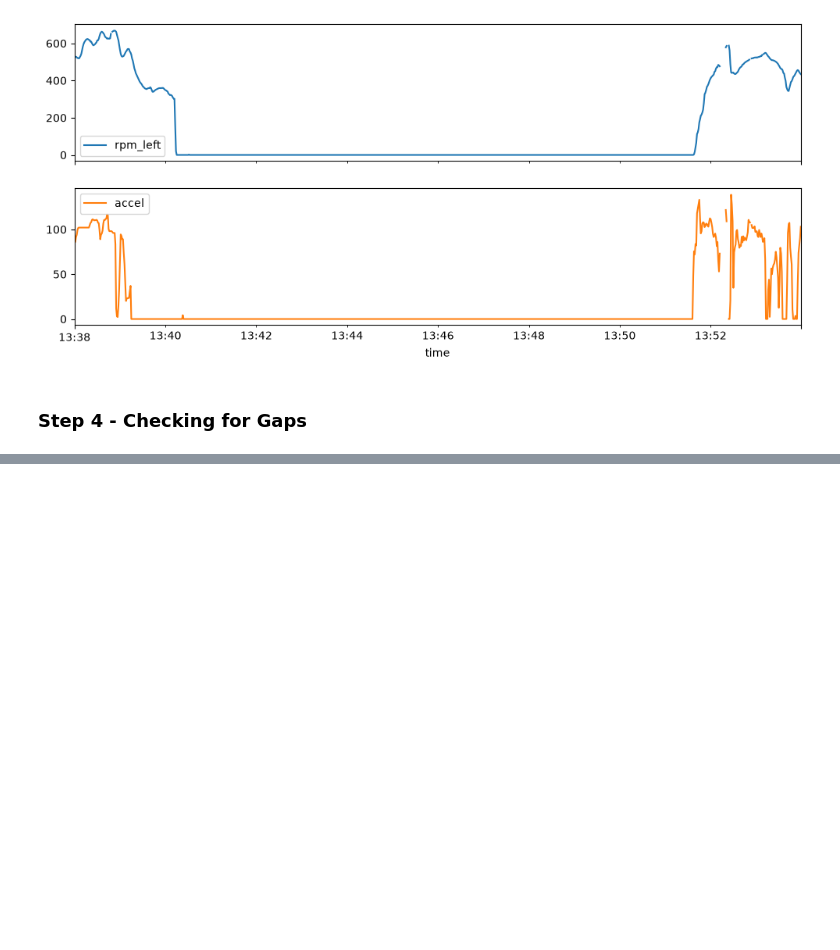
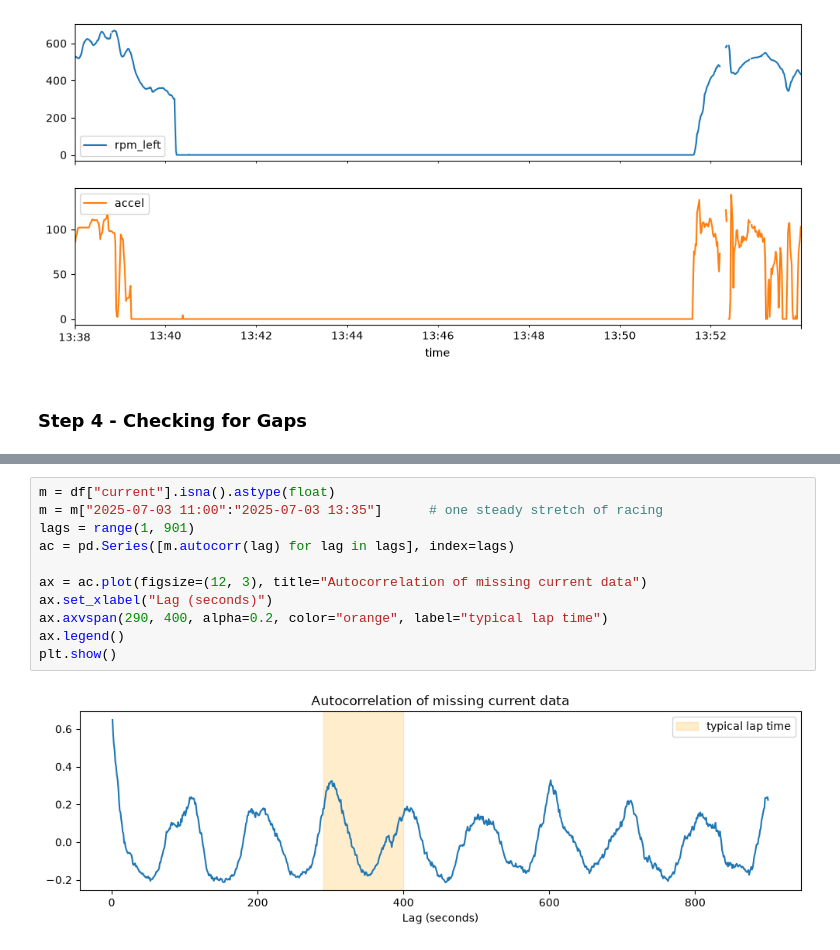
Before and after one commit to jiachengw-sf/calsol_data_analysis, a Jupyter notebook: q1_analysis.ipynb, the cells around one changed output, grey strips where cells are left out. Cells and saved outputs as stored; diff of their text form; blank space fills up the shorter version.

```diff
--- a/q1_analysis.ipynb
+++ b/q1_analysis.ipynb
@@ -157,0 +226,13 @@ array([<Axes: xlabel='time'>, <Axes: xlabel='time'>], dtype=object)
+# %%
+m = df["current"].isna().astype(float)
+m = m["2025-07-03 11:00":"2025-07-03 13:35"]      # one steady stretch of racing
+lags = range(1, 901)
+ac = pd.Series([m.autocorr(lag) for lag in lags], index=lags)
+
+ax = ac.plot(figsize=(12, 3), title="Autocorrelation of missing current data")
+ax.set_xlabel("Lag (seconds)")
+ax.axvspan(290, 400, alpha=0.2, color="orange", label="typical lap time")
+ax.legend()
+plt.show()
+# %% [output]
+[figure, added]
```
Also changed, not shown: parts of 6 cells of this notebook.
